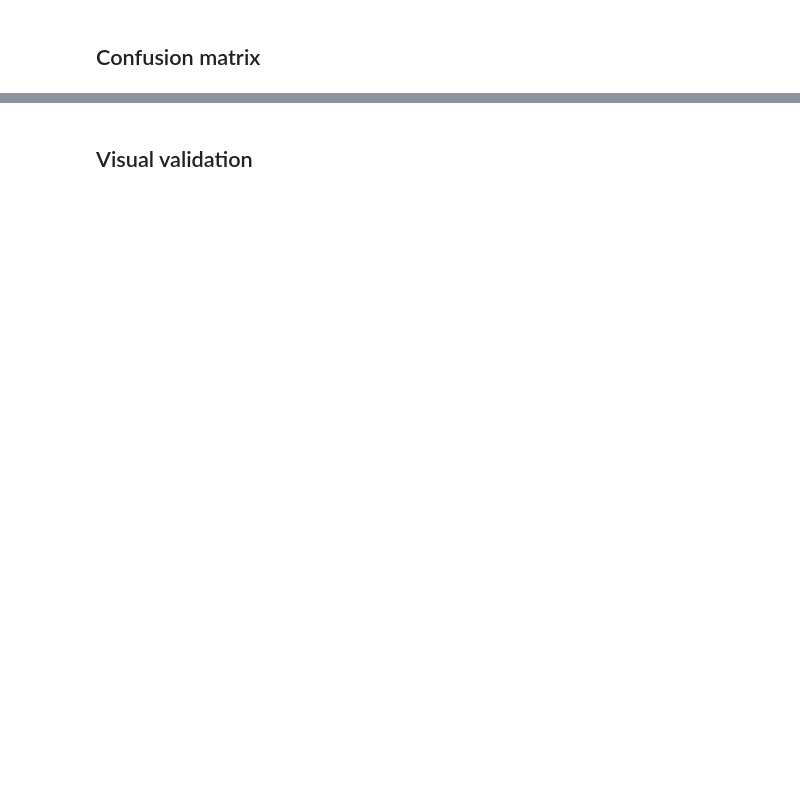
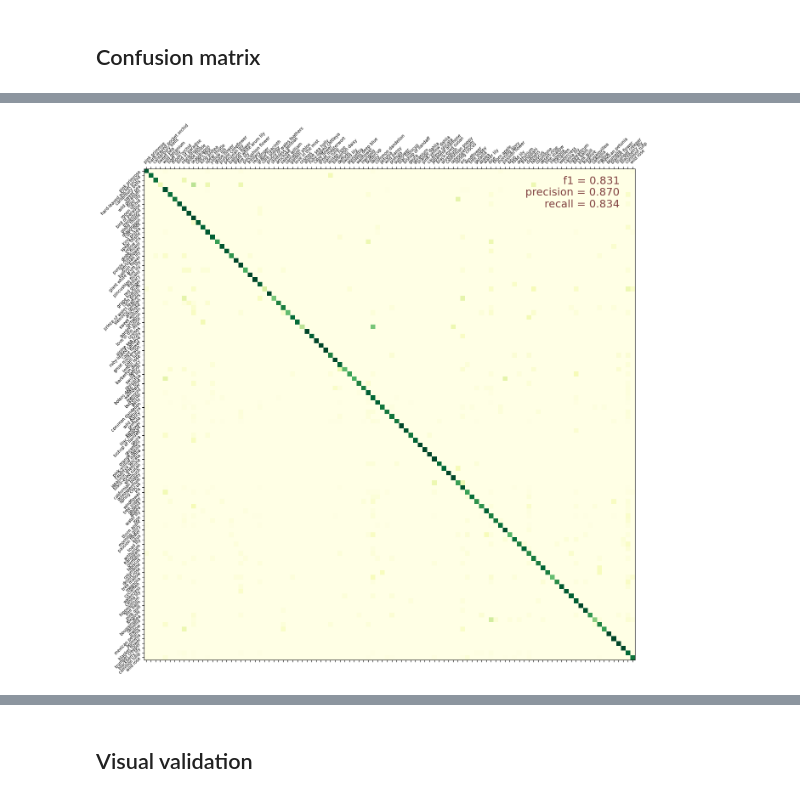
Before and after one commit to m-tarro/Neural-Networks-2023-Project, a Jupyter notebook: flower-classification-notebook.ipynb, the cells around one changed output, grey strips where cells are left out. Drawn from its saved outputs; the diff is of its cells as text; code cells hidden in the pictures; blank space fills up the shorter version.

```diff
--- a/flower-classification-notebook.ipynb
+++ b/flower-classification-notebook.ipynb
@@ -544,23 +332,25 @@ cmat = (cmat.T / cmat.sum(axis=1)).T
 # %%
 
 from sklearn.metrics import f1_score, precision_score, recall_score
 
 score = f1_score(
     cm_correct_labels,
     cm_predictions,
     labels=labels,
     average='macro',
 )
 precision = precision_score(
     cm_correct_labels,
     cm_predictions,
     labels=labels,
     average='macro',
 )
 recall = recall_score(
     cm_correct_labels,
     cm_predictions,
     labels=labels,
     average='macro',
 )
-display_confusion_matrix(cmat, score, precision, recall)
+data_vis.display_confusion_matrix(cmat, score, precision, recall)
+# %% [output]
+[figure, added]
```
Also changed, not shown: parts of 26 cells of this notebook, 3 other files.
